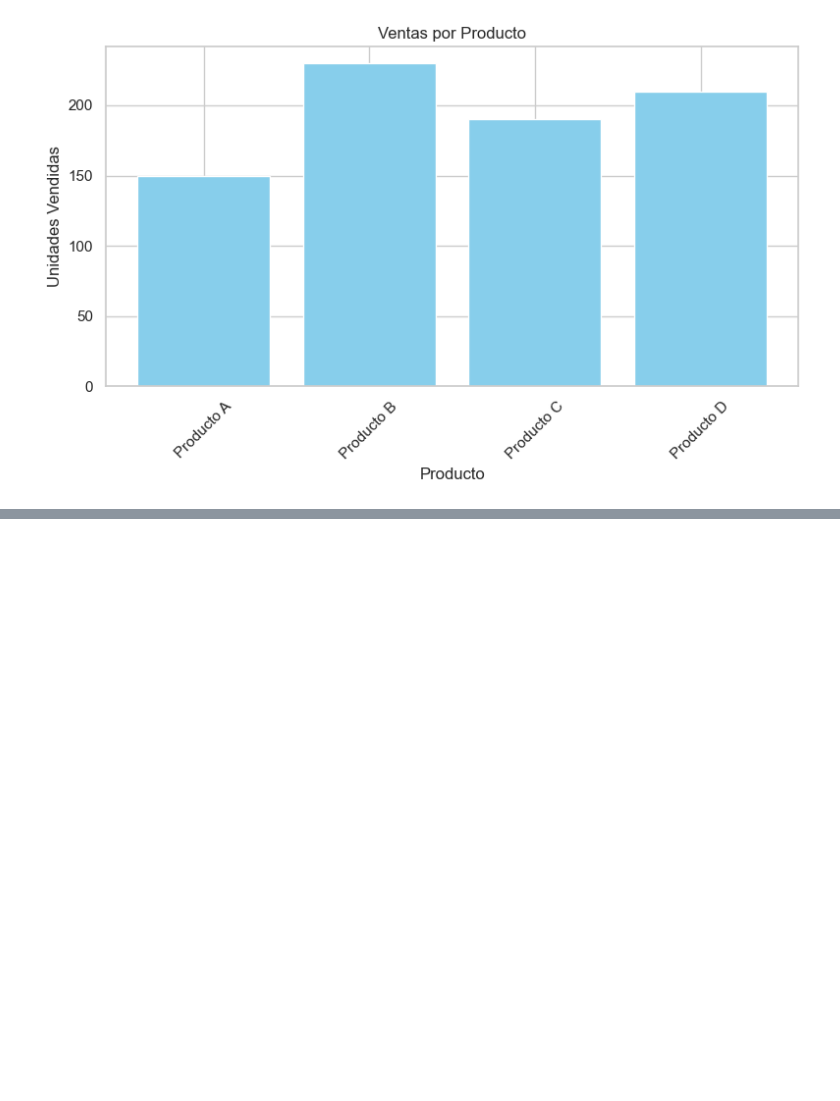
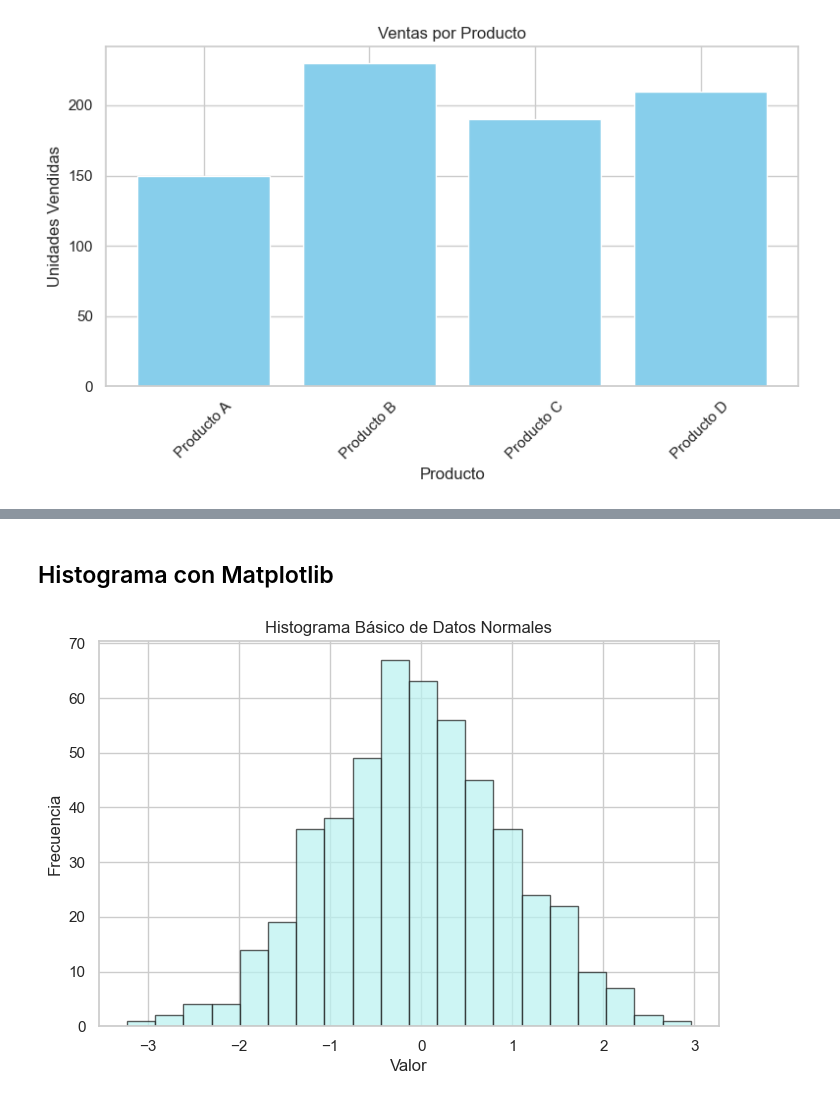
Before and after one commit to dennysrojas/programacion_estadistica, a Jupyter notebook: graficos.ipynb, the cells around one changed output, grey strips where cells are left out. Saved outputs shown, nothing was run; the diff lists cells and outputs as text; code cells hidden in the pictures; blank space fills up the shorter version.

```diff
--- a/graficos.ipynb
+++ b/graficos.ipynb
@@ -251,0 +382,20 @@ plt.show()
+# %% [markdown]
+## Histograma con Matplotlib
+# %%
+# --- Datos de Ejemplo (Array 1D de NumPy) ---
+np.random.seed(123)
+datos_normales = np.random.randn(500) # 500 muestras de una distribución normal estándar
+
+# --- Creación del Gráfico ---
+plt.figure(figsize=(8, 5))
+plt.hist(datos_normales, bins=20, color='c', edgecolor='k', alpha=0.7) # bins define el número de contenedores
+
+# --- Personalización ---
+plt.title("Histograma Básico de Datos Normales")
+plt.xlabel("Valor")
+plt.ylabel("Frecuencia")
+
+# --- Mostrar Gráfico ---
+plt.show()
+# %% [output]
+[figure, added]
```
Also changed, not shown: parts of 18 cells of this notebook.
